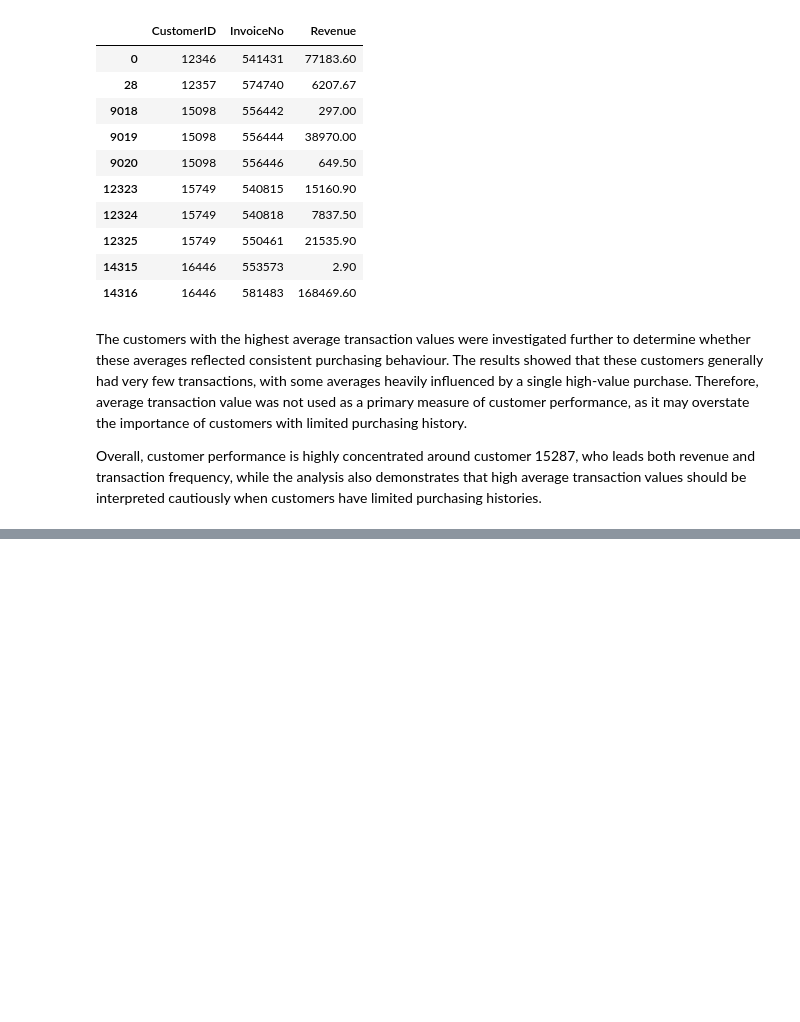
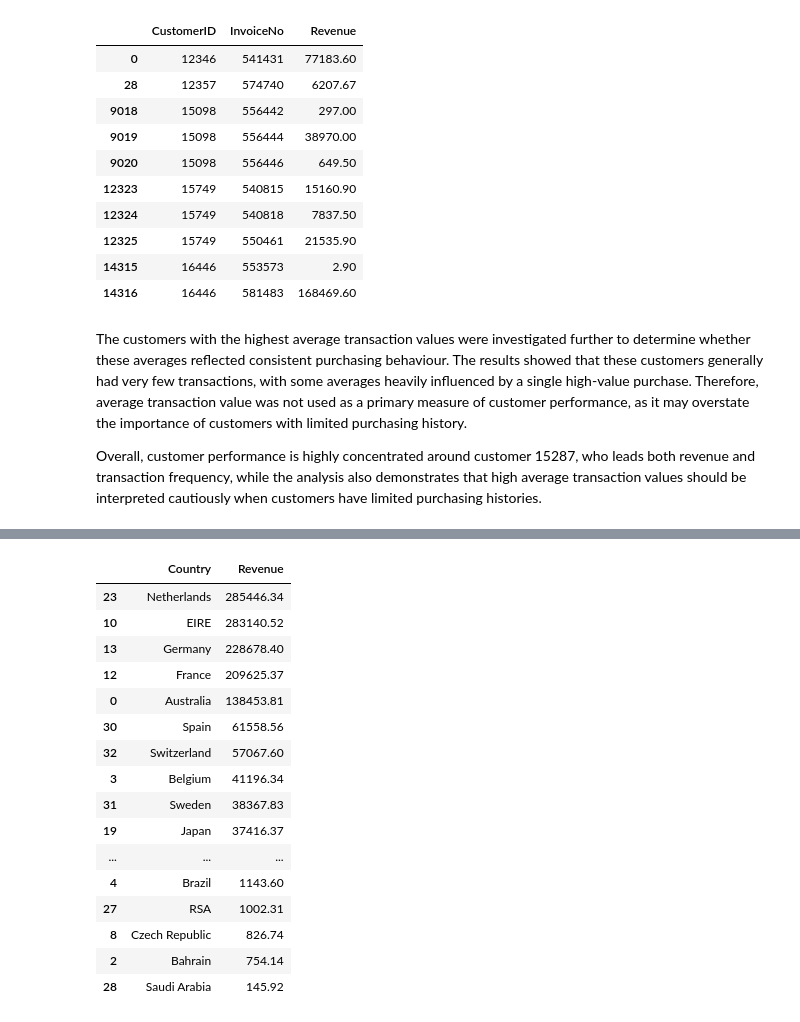
Before and after one commit to sahra02/Online-Retail-Transaction-Analysis, a Jupyter notebook: jupyter_notebooks/02-Exploratory_Data_Analysis.ipynb, the cells around one changed output, grey strips where cells are left out. Drawn from its saved outputs; the diff is of its cells as text; code cells hidden in the pictures; blank space fills up the shorter version.

```diff
--- a/jupyter_notebooks/02-Exploratory_Data_Analysis.ipynb
+++ b/jupyter_notebooks/02-Exploratory_Data_Analysis.ipynb
@@ -758,0 +831,27 @@ Overall, customer performance is highly concentrated around customer 15287, who
+# %%
+international_revenue = (
+    df[~df["Country"].isin(["United Kingdom", "Unspecified", "European Community"])]
+    .groupby("Country")["Revenue"]
+    .sum()
+    .reset_index()
+    .sort_values("Revenue", ascending=False)
+)
+international_revenue
+# %% [output]
+|  | Country | Revenue |
+| 23 | Netherlands | 285446.34 |
+| 10 | EIRE | 283140.52 |
+| 13 | Germany | 228678.40 |
+| 12 | France | 209625.37 |
+| 0 | Australia | 138453.81 |
+| 30 | Spain | 61558.56 |
+| 32 | Switzerland | 57067.60 |
+| 3 | Belgium | 41196.34 |
+| 31 | Sweden | 38367.83 |
+| 19 | Japan | 37416.37 |
+| ... | ... | ... |
+| 4 | Brazil | 1143.60 |
+| 27 | RSA | 1002.31 |
+| 8 | Czech Republic | 826.74 |
+| 2 | Bahrain | 754.14 |
+| 28 | Saudi Arabia | 145.92 |
```
Also changed, not shown: parts of 31 cells of this notebook, 1 other file.
